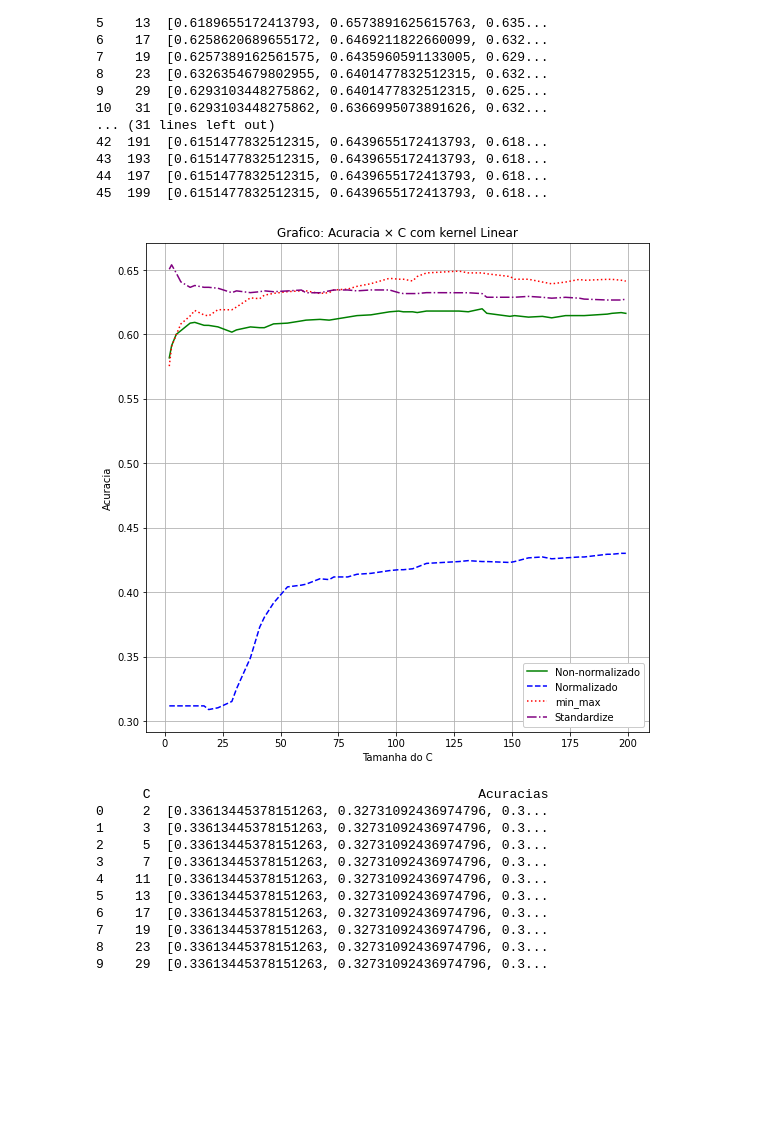
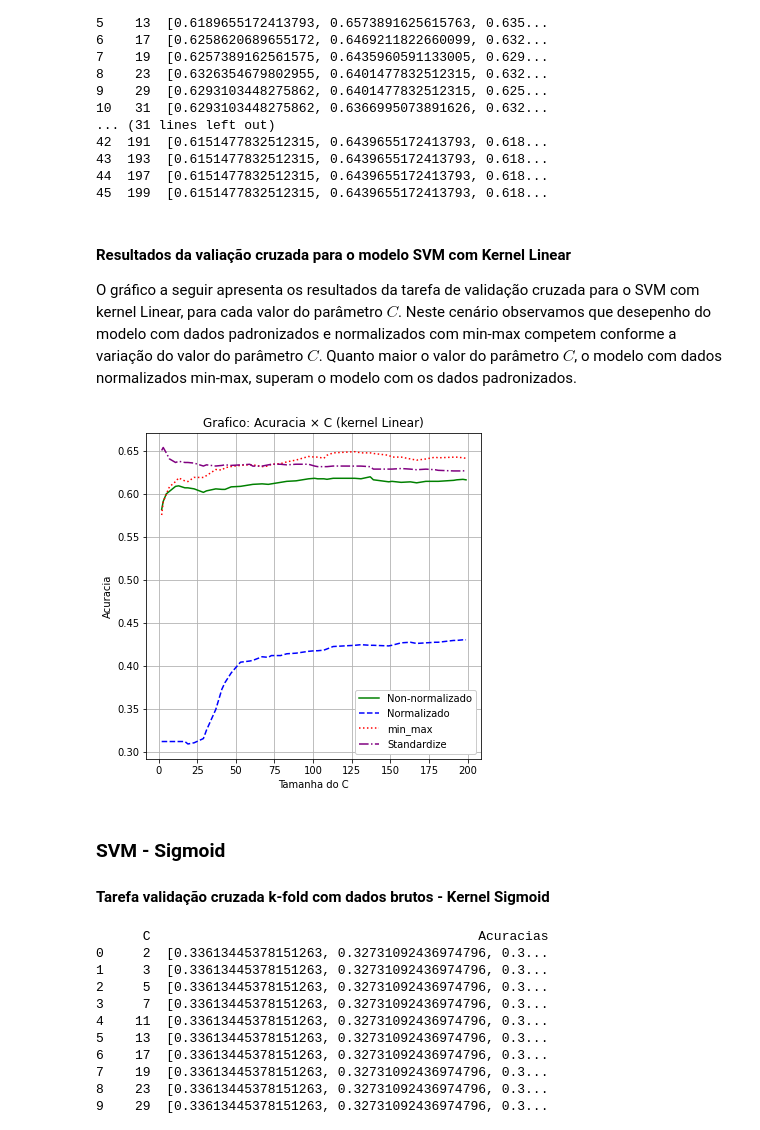
Before and after one commit to HeriklesVinicyus/Missao-05-SVM, a Jupyter notebook: Missao_05_svm.ipynb, the cells around one changed output. Cells and saved outputs as stored; diff of their text form; code cells hidden in the pictures; blank space fills up the shorter version.

```diff
--- a/Missao_05_svm.ipynb
+++ b/Missao_05_svm.ipynb
@@ -145,5 +139,5 @@ corr.style.background_gradient(cmap='coolwarm')
 # %%
-plt.rcParams["figure.figsize"] = (9,9)
+plt.rcParams["figure.figsize"] = (15,10)
 plt.matshow(df.corr())
 sn.heatmap(df.corr(), annot=True)
 plt.title('Matriz de correlação', fontsize=16);
@@ -219,6 +223,8 @@ SVM:  0.3023255813953488
 ## Grafico de acuracia
 nome_classificadores = ['K-NN', 'Gaussian NB', 'Regresao logistica','SVM']
 metricas = [accuracy_score(y_test, y_knn), accuracy_score(y_test, y_gnb), accuracy_score(y_test, y_reg), accuracy_score(y_test, y_svm)]
+
+plt.rcParams["figure.figsize"] = (6,6)
 plt.barh(nome_classificadores, metricas, color='red')
 plt.xlabel('Acuracia')
 plt.title('Acuracia dos Classificadores')
@@ -744,21 +832,29 @@ print(acuracias_stand_linear)
 43  193  [0.6151477832512315, 0.6439655172413793, 0.618...
 44  197  [0.6151477832512315, 0.6439655172413793, 0.618...
 45  199  [0.6151477832512315, 0.6439655172413793, 0.618...
+# %% [markdown]
+#### Resultados da valiação cruzada para o modelo SVM com Kernel Linear
+
+O gráfico a seguir apresenta os resultados da tarefa de validação cruzada para o SVM com kernel Linear, para cada valor do parâmetro $C$. Neste cenário observamos que desepenho do modelo com dados padronizados e normalizados com min-max competem conforme a variação do valor do parâmetro $C$. Quanto maior o valor do parâmetro $C$, o modelo com dados normalizados min-max, superam o modelo com os dados padronizados.
 # %%
 #Plot
 plt.plot(acuracias_linear.iloc[:,0].values, [x.mean() for x in acuracias_linear.iloc[:,1].to_numpy()], color='g', label='Non-normalizado')
 plt.plot(acuracias_norm_linear.iloc[:,0].values, [x.mean() for x in acuracias_norm_linear.iloc[:,1].to_numpy()], color='b' , linestyle='--', label='Normalizado')
 plt.plot(acuracias_mm_linear.iloc[:,0].values, [x.mean() for x in acuracias_mm_linear.iloc[:,1].to_numpy()], color='r',linestyle=':', label='min_max')
-
+plt.rcParams["figure.figsize"] = (7,7)
 plt.plot(acuracias_stand_linear.iloc[:,0].values, [x.mean() for x in acuracias_stand_linear.iloc[:,1].to_numpy()], color='purple',linestyle='-.', label='Standardize')
 plt.ylabel('Acuracia')
 plt.xlabel('Tamanha do C')
-plt.title('Grafico: Acuracia × C com kernel Linear')
+plt.title('Grafico: Acuracia × C (kernel Linear)')
 plt.grid(True)
 plt.legend(framealpha=1, frameon=True)
 plt.show()
 # %% [output]
-[figure, old version]
+[figure, new version]
+# %% [markdown]
+### SVM - Sigmoid
+
+#### Tarefa validação cruzada k-fold com dados brutos - Kernel Sigmoid
 # %%
 acuracias_sigmoid = pd.DataFrame(valida_paremetros(C,X_train,y_train,kernel_='sigmoid',axis_=1), columns=['C', 'Acuracias'])
 print(acuracias_sigmoid)
```
Also changed, not shown: parts of 58 cells of this notebook.
